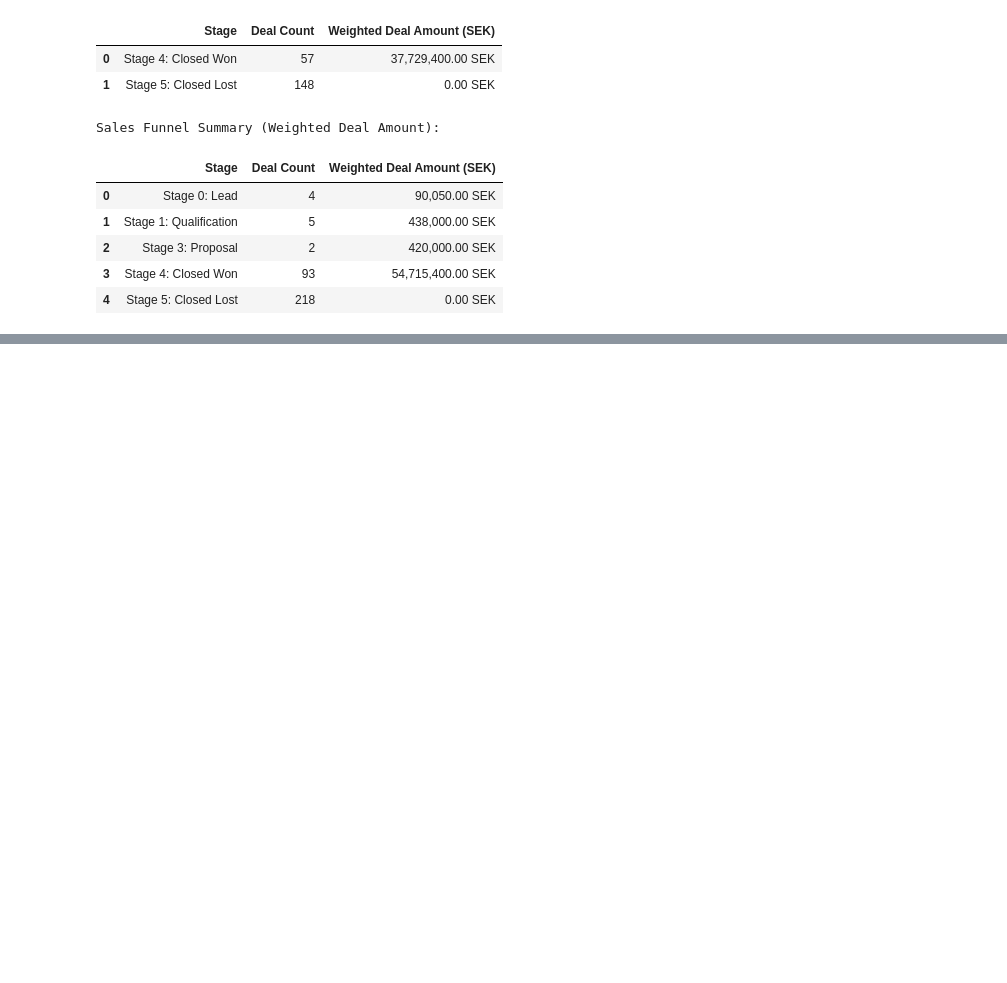
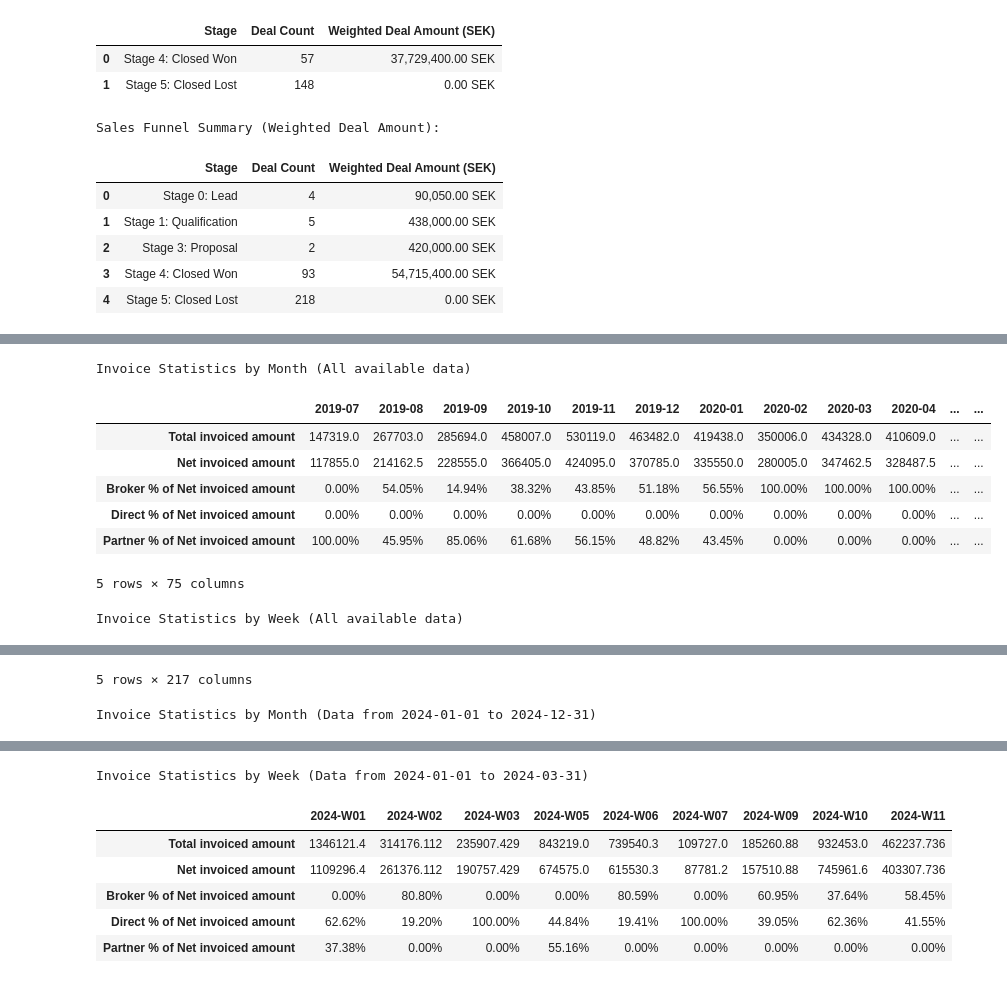
Before and after one commit to alshakarti/hyper_island_bi, a Jupyter notebook: eda.ipynb, the cells around one changed output, grey strips where cells are left out. Cells and saved outputs as stored; diff of their text form; code cells hidden in the pictures; blank space fills up the shorter version.

```diff
--- a/eda.ipynb
+++ b/eda.ipynb
@@ -460,0 +964,36 @@ Sales Funnel Summary (Weighted Deal Amount):
+# %%
+# Get monthly data for all dates
+monthly_pivot = get_invoice_pivot(invoices, by_month=True)
+display(monthly_pivot)
+
+# Get weekly data for all dates
+weekly_pivot = get_invoice_pivot(invoices, by_month=False)
+display(weekly_pivot)
+
+# Get monthly data for a specific date range
+monthly_pivot_2024 = get_invoice_pivot(
+    invoices,
+    start_date='2024-01-01',
+    end_date='2024-12-31',
+    by_month=True
+)
+display(monthly_pivot_2024)
+
+# Get weekly data for a specific date range
+weekly_pivot_q1 = get_invoice_pivot(
+    invoices,
+    start_date='2024-01-01',
+    end_date='2024-03-31',
+    by_month=False
+)
+display(weekly_pivot_q1)
+# %% [output]
+Invoice Statistics by Month (All available data)
+|  | 2019-07 | 2019-08 | 2019-09 | 2019-10 | 2019-11 | 2019-12 | 2020-01 | 2020-02 | 2020-03 | 2020-04 | ... | ... |
+| Total invoiced amount | 147319.0 | 267703.0 | 285694.0 | 458007.0 | 530119.0 | 463482.0 | 419438.0 | 350006.0 | 434328.0 | 410609.0 | ... | ... |
+| Net invoiced amount | 117855.0 | 214162.5 | 228555.0 | 366405.0 | 424095.0 | 370785.0 | 335550.0 | 280005.0 | 347462.5 | 328487.5 | ... | ... |
+| Broker % of Net invoiced amount | 0.00% | 54.05% | 14.94% | 38.32% | 43.85% | 51.18% | 56.55% | 100.00% | 100.00% | 100.00% | ... | ... |
+| Direct % of Net invoiced amount | 0.00% | 0.00% | 0.00% | 0.00% | 0.00% | 0.00% | 0.00% | 0.00% | 0.00% | 0.00% | ... | ... |
+| Partner % of Net invoiced amount | 100.00% | 45.95% | 85.06% | 61.68% | 56.15% | 48.82% | 43.45% | 0.00% | 0.00% | 0.00% | ... | ... |
+5 rows × 75 columns
+Invoice Statistics by Week (All available data)
@@ -460,0 +1006,2 @@ Sales Funnel Summary (Weighted Deal Amount):
+5 rows × 217 columns
+Invoice Statistics by Month (Data from 2024-01-01 to 2024-12-31)
@@ -460,0 +1014,7 @@ Sales Funnel Summary (Weighted Deal Amount):
+Invoice Statistics by Week (Data from 2024-01-01 to 2024-03-31)
+|  | 2024-W01 | 2024-W02 | 2024-W03 | 2024-W05 | 2024-W06 | 2024-W07 | 2024-W09 | 2024-W10 | 2024-W11 |
+| Total invoiced amount | 1346121.4 | 314176.112 | 235907.429 | 843219.0 | 739540.3 | 109727.0 | 185260.88 | 932453.0 | 462237.736 |
+| Net invoiced amount | 1109296.4 | 261376.112 | 190757.429 | 674575.0 | 615530.3 | 87781.2 | 157510.88 | 745961.6 | 403307.736 |
+| Broker % of Net invoiced amount | 0.00% | 80.80% | 0.00% | 0.00% | 80.59% | 0.00% | 60.95% | 37.64% | 58.45% |
+| Direct % of Net invoiced amount | 62.62% | 19.20% | 100.00% | 44.84% | 19.41% | 100.00% | 39.05% | 62.36% | 41.55% |
+| Partner % of Net invoiced amount | 37.38% | 0.00% | 0.00% | 55.16% | 0.00% | 0.00% | 0.00% | 0.00% | 0.00% |
```
Also changed, not shown: parts of 10 cells of this notebook.
